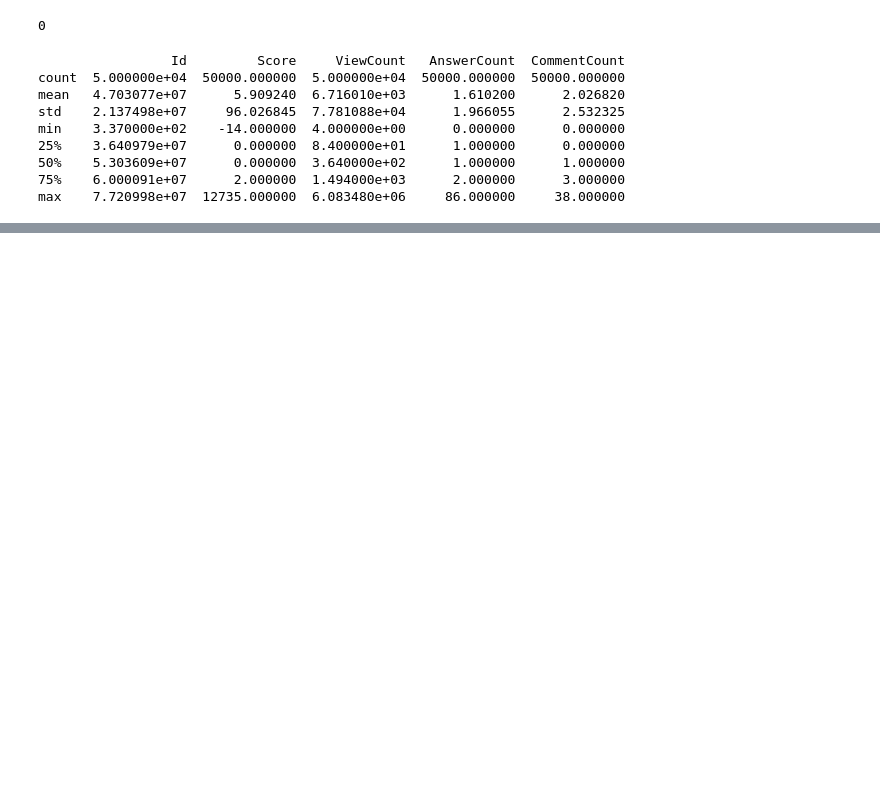
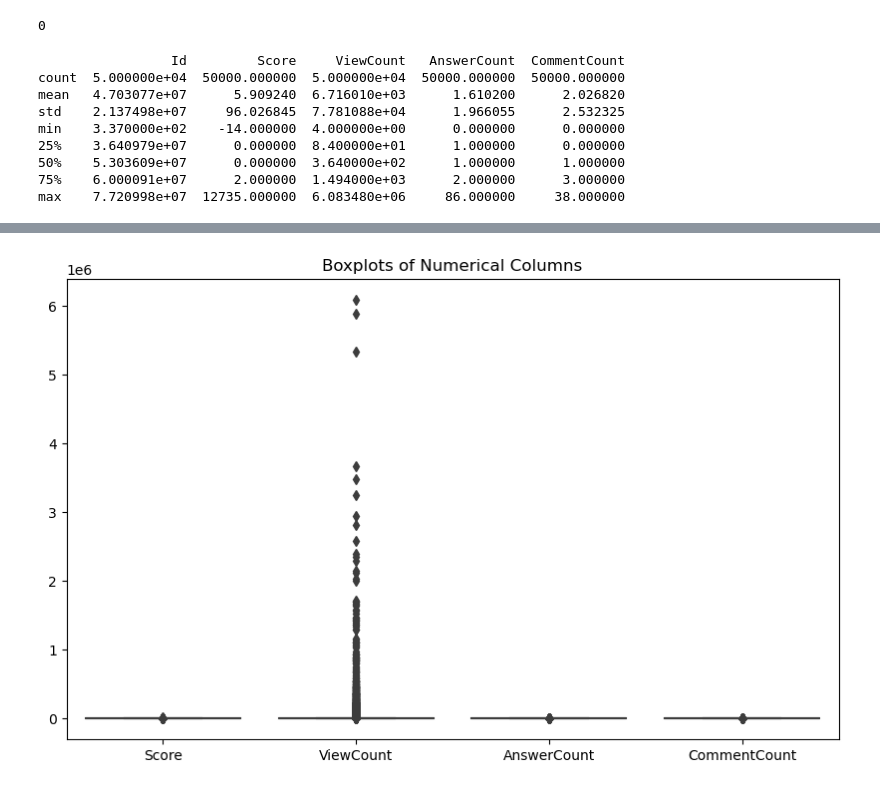
Before and after one commit to wanjikuciku/ChatGPT-Impact-on-StackOverFlow, a Jupyter notebook: EDA.ipynb, the cells around one changed output, grey strips where cells are left out. Cells and saved outputs as stored; diff of their text form; code cells hidden in the pictures; blank space fills up the shorter version.

```diff
--- a/EDA.ipynb
+++ b/EDA.ipynb
@@ -369,0 +467,11 @@ plt.show()
+# %%
+# Select numerical columns for outlier analysis
+numeric_columns = ['Score', 'ViewCount', 'AnswerCount', 'CommentCount']
+
+# Visualize boxplots for each numerical column
+plt.figure(figsize=(10, 6))
+sns.boxplot(data=data[numeric_columns])
+plt.title('Boxplots of Numerical Columns')
+plt.show()
+# %% [output]
+[figure, added]
```
Also changed, not shown: parts of 51 cells of this notebook.
